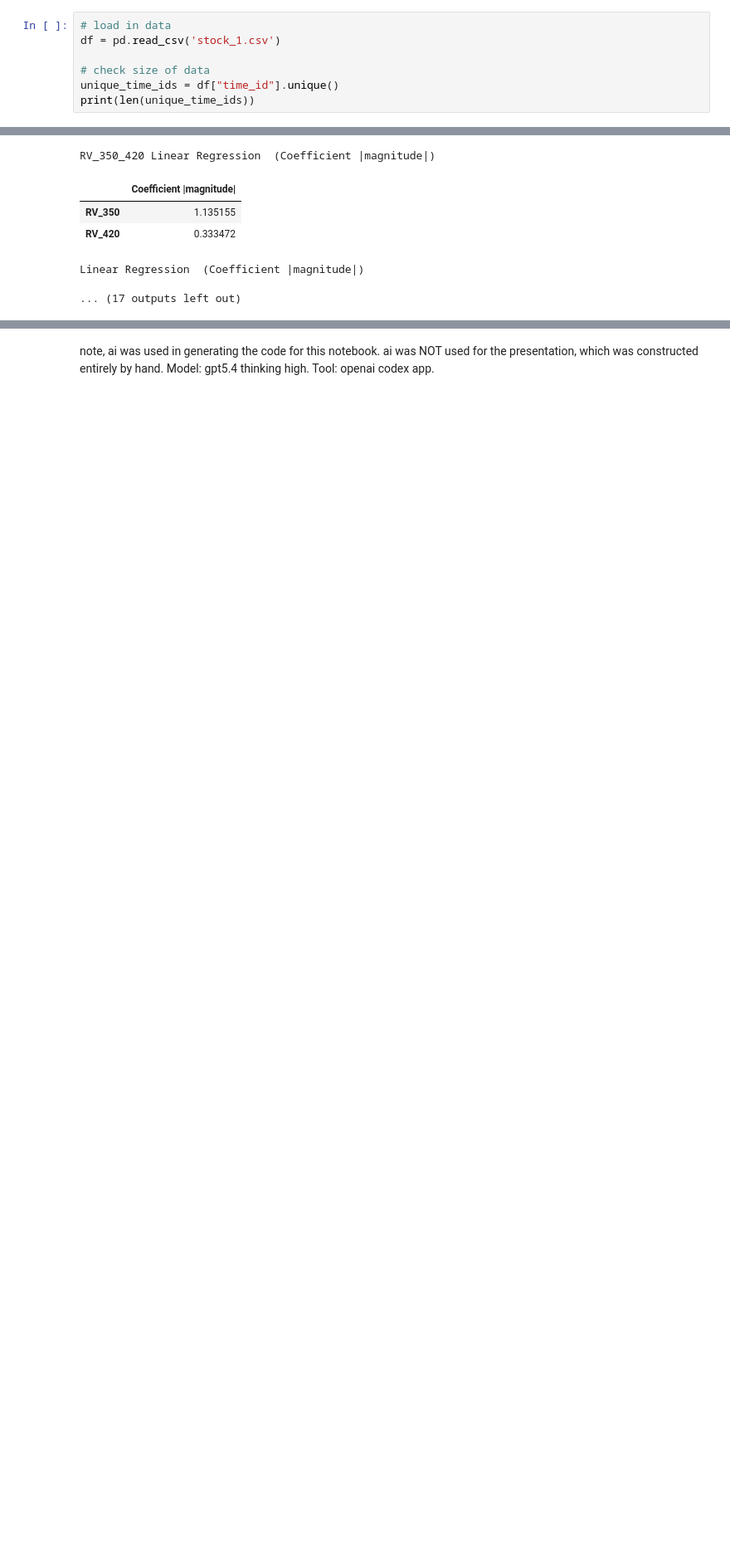
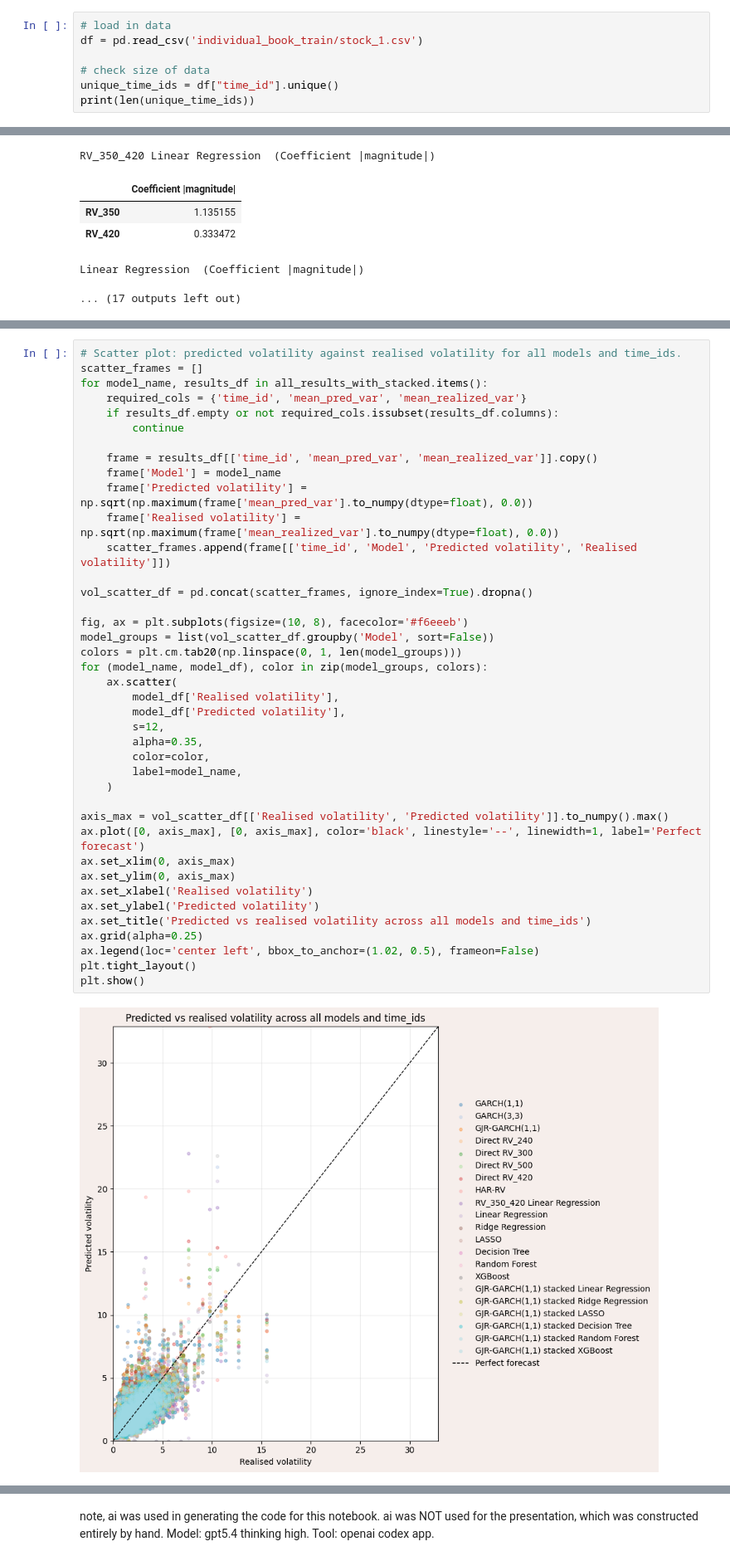
Before and after one commit to eriksre/data3888_volatility_modelling, a Jupyter notebook: assignment_2_eriks.ipynb, the cells around one changed output, grey strips where cells are left out. Shown at 83% size. Cells and saved outputs as stored; diff of their text form; blank space fills up the shorter version.

```diff
--- a/assignment_2_eriks.ipynb
+++ b/assignment_2_eriks.ipynb
@@ -10,7 +10,7 @@ import warnings
 warnings.filterwarnings('ignore')
 # %%
 # load in data
-df = pd.read_csv('stock_1.csv')
+df = pd.read_csv('individual_book_train/stock_1.csv')
 
 # check size of data
 unique_time_ids = df["time_id"].unique()
@@ -1408,6 +1408,48 @@ GJR Stacked Model Per-Fold Metrics
 |  | GJR-GARCH(1,1) stacked Random Forest | 766 | 766 | 766 | 10.4222 | 3.2283 | 1.7878 | 133,234.5100 | 0.7559 | 0.4151 | 0.5713 | ... |
 |  | GJR-GARCH(1,1) stacked Ridge Regr... | 766 | 766 | 766 | 10.9354 | 3.3069 | 1.7300 | 139,028.8400 | 0.7459 | 0.4118 | 0.5564 | ... |
 |  | GJR-GARCH(1,1) stacked XGBoost | 766 | 766 | 766 | 10.3012 | 3.2095 | 1.7764 | 112,429.6600 | 0.7662 | 0.4243 | 0.5870 | ... |
+# %%
+# Scatter plot: predicted volatility against realised volatility for all models and time_ids.
+scatter_frames = []
+for model_name, results_df in all_results_with_stacked.items():
+    required_cols = {'time_id', 'mean_pred_var', 'mean_realized_var'}
+    if results_df.empty or not required_cols.issubset(results_df.columns):
+        continue
+
+    frame = results_df[['time_id', 'mean_pred_var', 'mean_realized_var']].copy()
+    frame['Model'] = model_name
+    frame['Predicted volatility'] = np.sqrt(np.maximum(frame['mean_pred_var'].to_numpy(dtype=float), 0.0))
+    frame['Realised volatility'] = np.sqrt(np.maximum(frame['mean_realized_var'].to_numpy(dtype=float), 0.0))
+    scatter_frames.append(frame[['time_id', 'Model', 'Predicted volatility', 'Realised volatility']])
+
+vol_scatter_df = pd.concat(scatter_frames, ignore_index=True).dropna()
+
+fig, ax = plt.subplots(figsize=(10, 8), facecolor='#f6eeeb')
+model_groups = list(vol_scatter_df.groupby('Model', sort=False))
+colors = plt.cm.tab20(np.linspace(0, 1, len(model_groups)))
+for (model_name, model_df), color in zip(model_groups, colors):
+    ax.scatter(
+        model_df['Realised volatility'],
+        model_df['Predicted volatility'],
+        s=12,
+        alpha=0.35,
+        color=color,
+        label=model_name,
+    )
+
+axis_max = vol_scatter_df[['Realised volatility', 'Predicted volatility']].to_numpy().max()
+ax.plot([0, axis_max], [0, axis_max], color='black', linestyle='--', linewidth=1, label='Perfect forecast')
+ax.set_xlim(0, axis_max)
+ax.set_ylim(0, axis_max)
+ax.set_xlabel('Realised volatility')
+ax.set_ylabel('Predicted volatility')
+ax.set_title('Predicted vs realised volatility across all models and time_ids')
+ax.grid(alpha=0.25)
+ax.legend(loc='center left', bbox_to_anchor=(1.02, 0.5), frameon=False)
+plt.tight_layout()
+plt.show()
+# %% [output]
+[figure, added]
 # %%
 
 # ── Head-to-Head Heatmap — QLIKE & RMSE ──────────────────────────────────────
```
Also changed, not shown: parts of 1 cell of this notebook, 33 other files.
